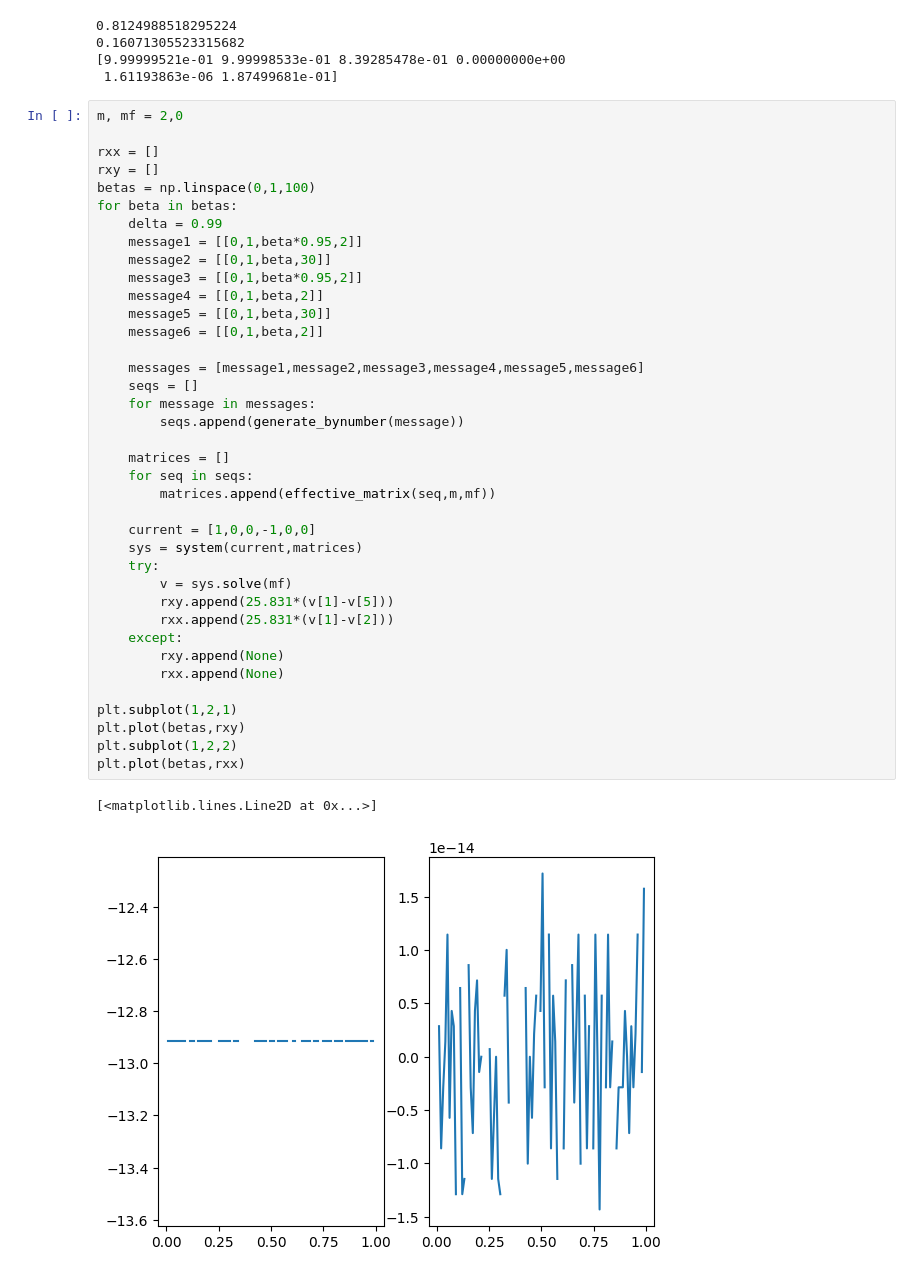
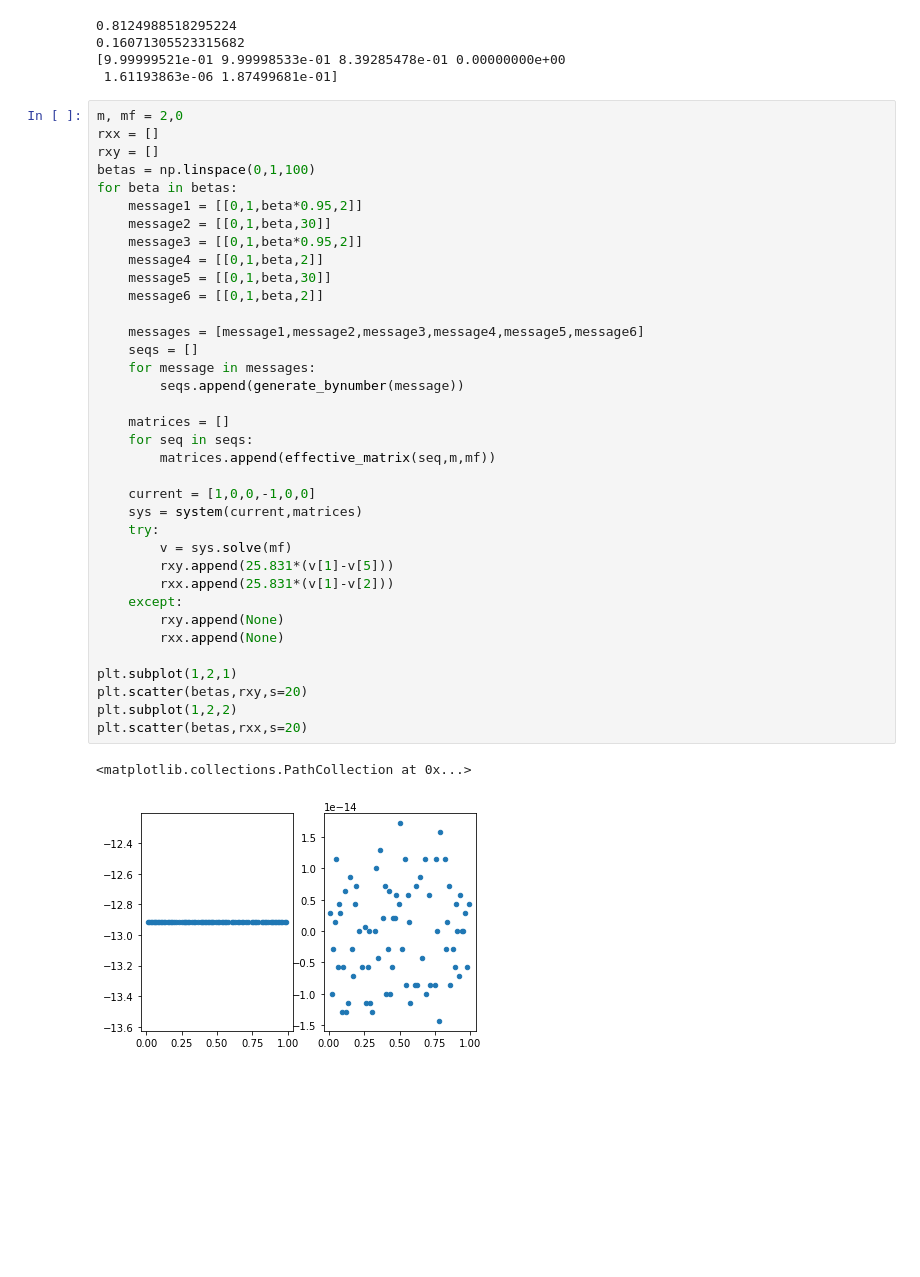
Before and after one commit to LarsonLaugh/Counterfusion, a Jupyter notebook: demo.ipynb, the cells around one changed output. Saved outputs shown, nothing was run; the diff lists cells and outputs as text; blank space fills up the shorter version.

```diff
--- a/demo.ipynb
+++ b/demo.ipynb
@@ -344,42 +344,40 @@ print(v-v[3])
  1.61193863e-06 1.87499681e-01]
 # %%
 m, mf = 2,0
-
 rxx = []
 rxy = []
 betas = np.linspace(0,1,100)
 for beta in betas:
-    delta = 0.99
     message1 = [[0,1,beta*0.95,2]]
     message2 = [[0,1,beta,30]]
     message3 = [[0,1,beta*0.95,2]]
     message4 = [[0,1,beta,2]]
     message5 = [[0,1,beta,30]]
     message6 = [[0,1,beta,2]]
 
     messages = [message1,message2,message3,message4,message5,message6]
     seqs = []
     for message in messages:
         seqs.append(generate_bynumber(message))
 
     matrices = []
     for seq in seqs:
         matrices.append(effective_matrix(seq,m,mf))
 
     current = [1,0,0,-1,0,0]
     sys = system(current,matrices)
     try:
         v = sys.solve(mf)
         rxy.append(25.831*(v[1]-v[5]))
         rxx.append(25.831*(v[1]-v[2]))
     except:
         rxy.append(None)
         rxx.append(None)
 
 plt.subplot(1,2,1)
-plt.plot(betas,rxy)
+plt.scatter(betas,rxy,s=20)
 plt.subplot(1,2,2)
-plt.plot(betas,rxx)
+plt.scatter(betas,rxx,s=20)
 # %% [output]
-[<matplotlib.lines.Line2D at 0x...>]
+<matplotlib.collections.PathCollection at 0x...>
-[figure, old version]
+[figure, new version]
```
Also changed, not shown: parts of 4 cells of this notebook.
